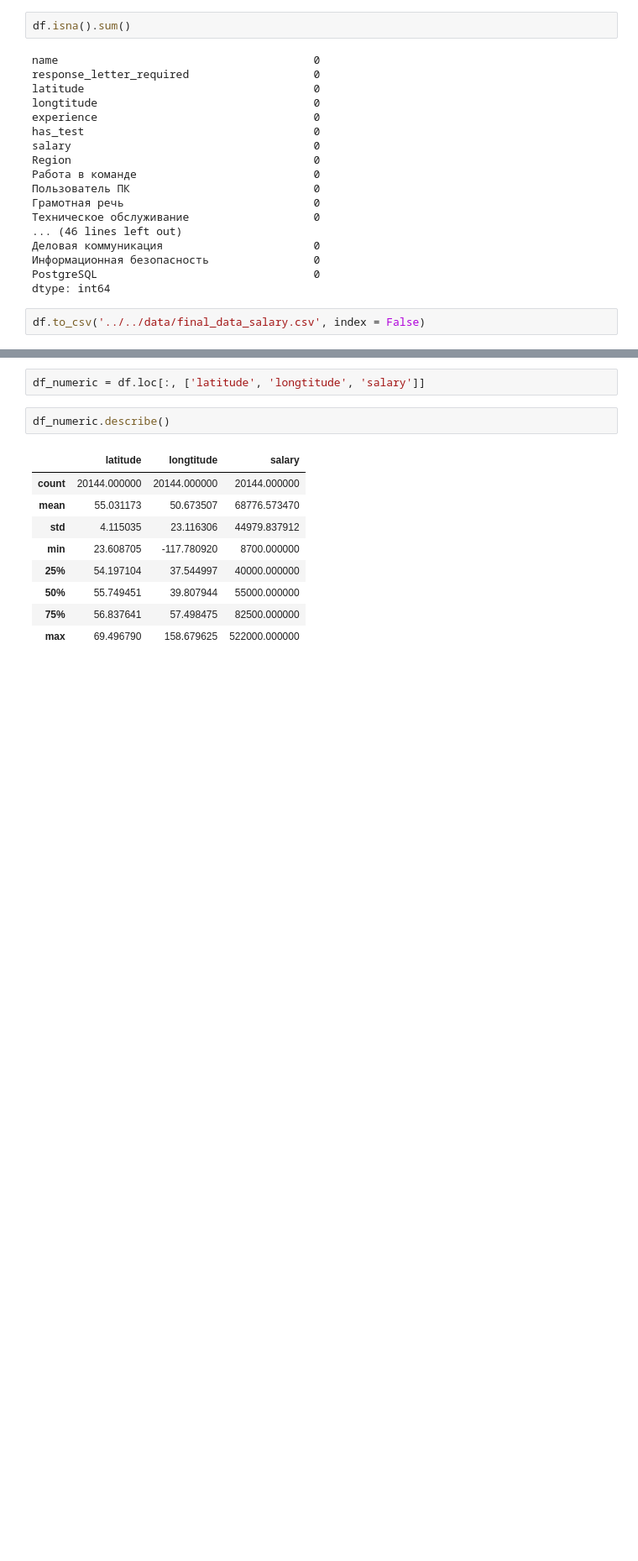
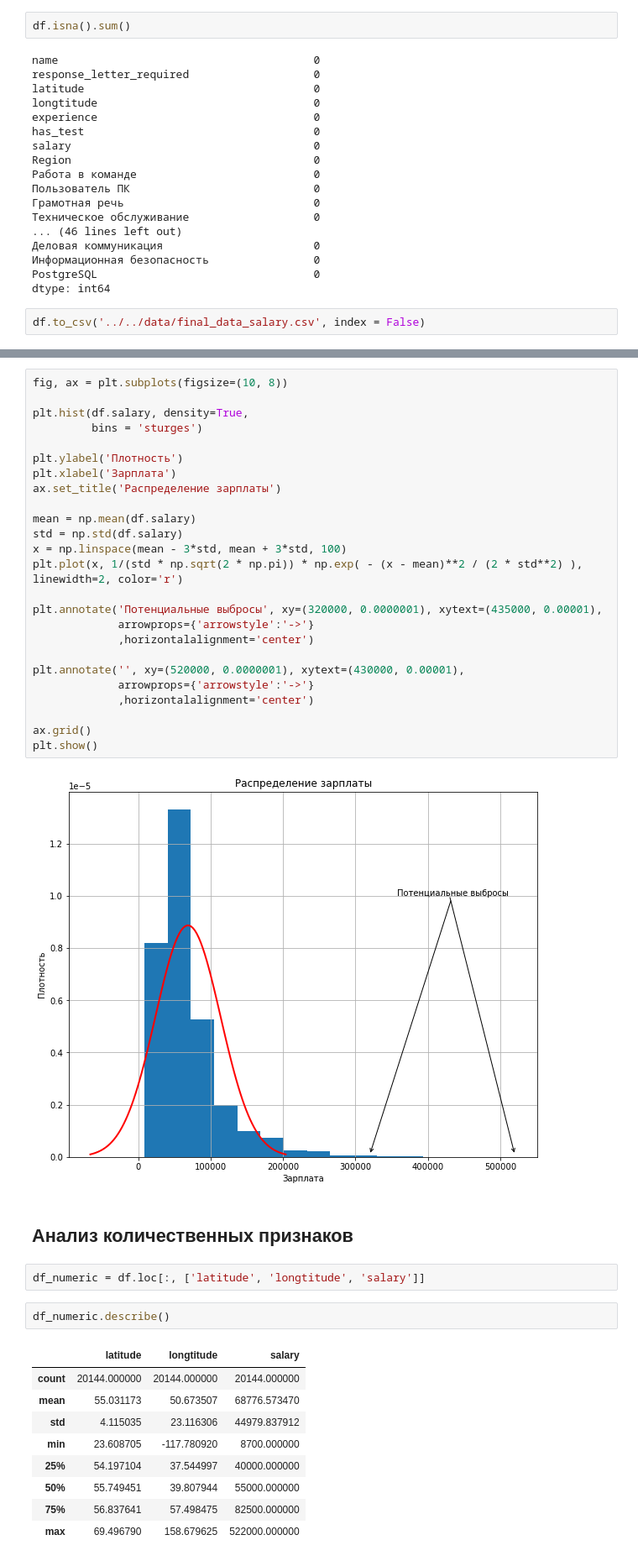
Before and after one commit to denozavrus/Project_Vaccancies, a Jupyter notebook: scripts/Notebooks/Hypothesis.ipynb, the cells around one changed output, grey strips where cells are left out. Shown at 84% size. Cells and saved outputs as stored; diff of their text form; blank space fills up the shorter version.

Commit message:
Outliers for salary

```diff
--- a/scripts/Notebooks/Hypothesis.ipynb
+++ b/scripts/Notebooks/Hypothesis.ipynb
@@ -246,3 +275,32 @@ df = pd.read_csv('../../data/final_data_salary.csv')
+# %%
+fig, ax = plt.subplots(figsize=(10, 8))
+
+plt.hist(df.salary, density=True,
+         bins = 'sturges')
+
+plt.ylabel('Плотность')
+plt.xlabel('Зарплата')
+ax.set_title('Распределение зарплаты')
+
+mean = np.mean(df.salary)
+std = np.std(df.salary)
+x = np.linspace(mean - 3*std, mean + 3*std, 100)
+plt.plot(x, 1/(std * np.sqrt(2 * np.pi)) * np.exp( - (x - mean)**2 / (2 * std**2) ), linewidth=2, color='r')
+
+plt.annotate('Потенциальные выбросы', xy=(320000, 0.0000001), xytext=(435000, 0.00001),
+             arrowprops={'arrowstyle':'->'}
+             ,horizontalalignment='center')
+
+plt.annotate('', xy=(520000, 0.0000001), xytext=(430000, 0.00001),
+             arrowprops={'arrowstyle':'->'}
+             ,horizontalalignment='center')
+
+ax.grid()
+plt.show()
+# %% [output]
+[figure, added]
+# %% [markdown]
+## Анализ количественных признаков
 # %%
 df_numeric = df.loc[:, ['latitude', 'longtitude', 'salary']]
 # %%
```
Also changed, not shown: parts of 79 cells of this notebook.
